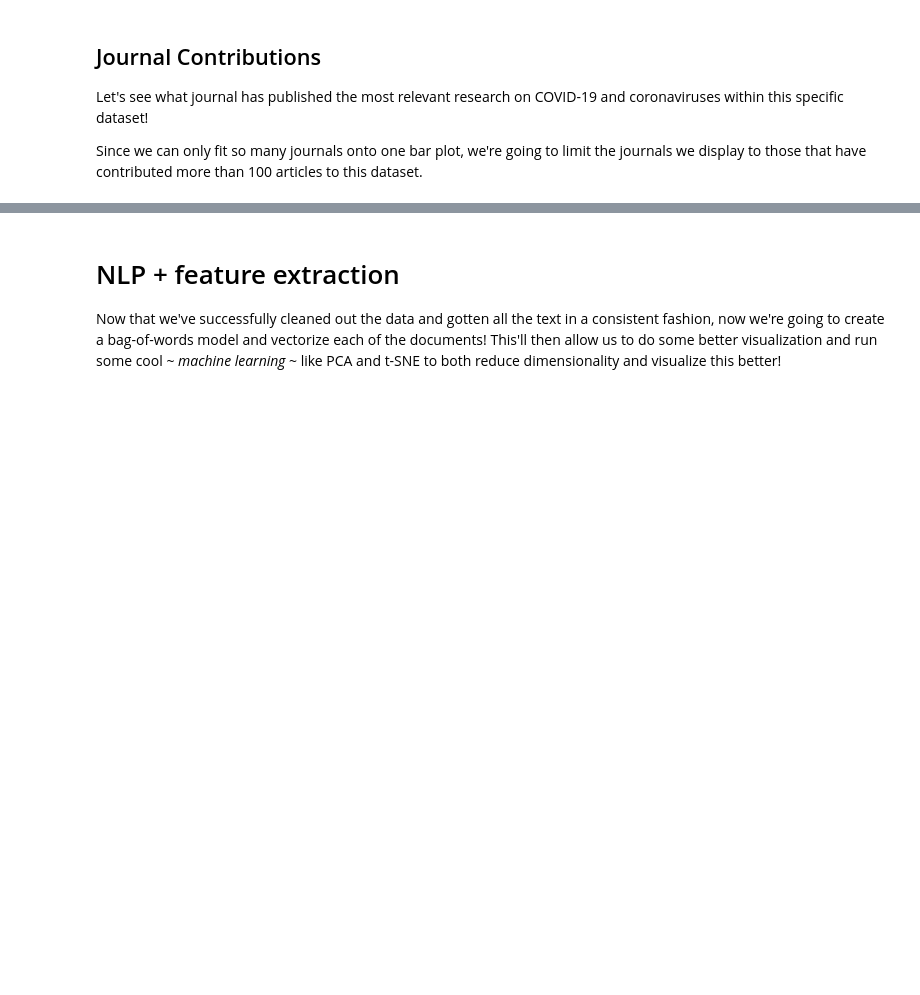
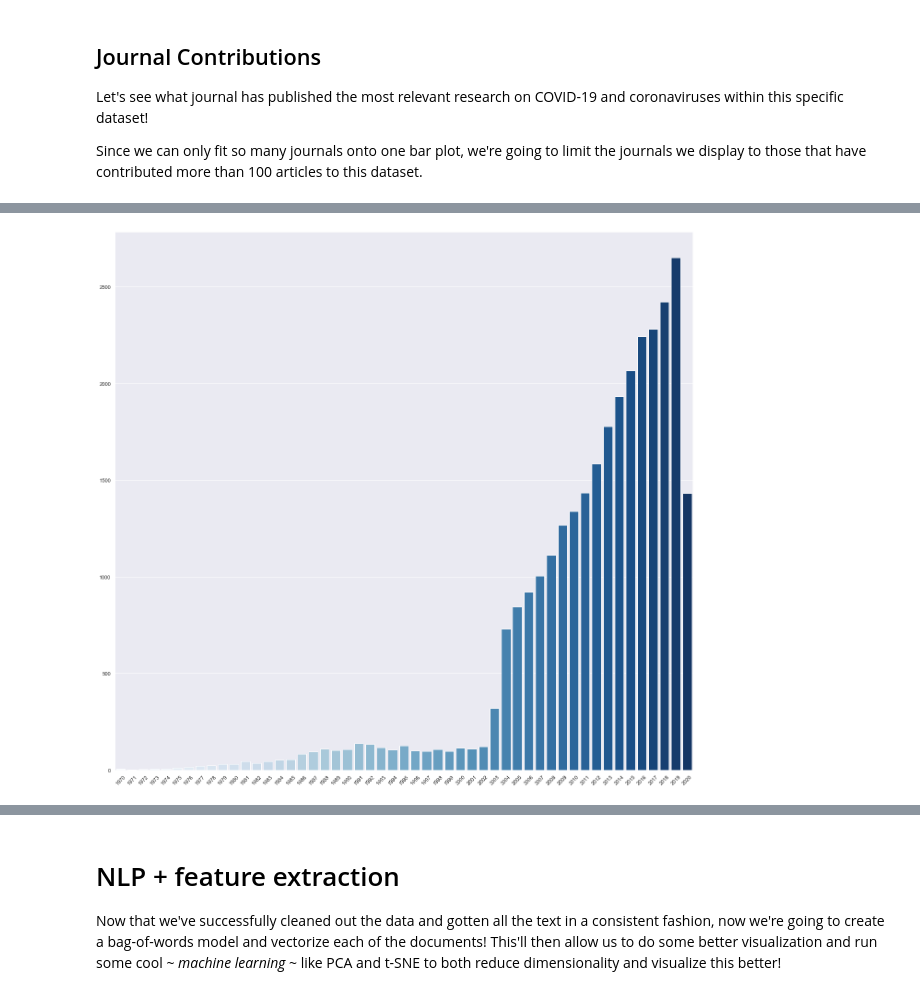
Before and after one commit to orangejuicetin/CIS545-Final-Project, a Jupyter notebook: justin_choi_cis545_final.ipynb, the cells around one changed output, grey strips where cells are left out. Saved outputs shown, nothing was run; the diff lists cells and outputs as text; code cells hidden in the pictures; blank space fills up the shorter version.

Commit message:
continued adding to EDA, included publishing date time as well

```diff
--- a/justin_choi_cis545_final.ipynb
+++ b/justin_choi_cis545_final.ipynb
@@ -322,6 +336,5 @@ Another thing we can inspect is when these
 # %%
 from datetime import datetime
 
-covid_df = pd.merge(covid_df, metadata_df[['sha', 'publish_time']], left_on='paper_id', right_on='sha', how='left')
-covid_df['publish_time'] = pd.to_datetime(covid_df['publish_time'], infer_datetime_format=True)
-covid_df
+test = pd.merge(covid_df, metadata_df[['sha', 'publish_time']], left_on='paper_id', right_on='sha', how='left')
+test['publish_time'] = pd.to_datetime(test['publish_time'], infer_datetime_format=True)
@@ -341,0 +341,3 @@ covid_df
+# %%
+covid_df = test
+covid_df.head()
@@ -341,0 +351,5 @@ covid_df
+# %%
+years_df = covid_df.copy()
+years_df['publish_year'] = covid_df['publish_time'].apply(lambda x : x.year)
+dates = years_df['publish_year'].value_counts()
+dates
@@ -341,0 +374,7 @@ covid_df
+# %%
+fig, ax = plt.subplots(figsize=(20, 20))
+plt.xticks(rotation=45)
+sns.barplot(x=dates.index, y=dates.values, ax=ax, palette=sns.color_palette('Blues', len(dates)))
+plt.show()
+# %% [output]
+[figure, added]
```
Also changed, not shown: parts of 15 cells of this notebook.
